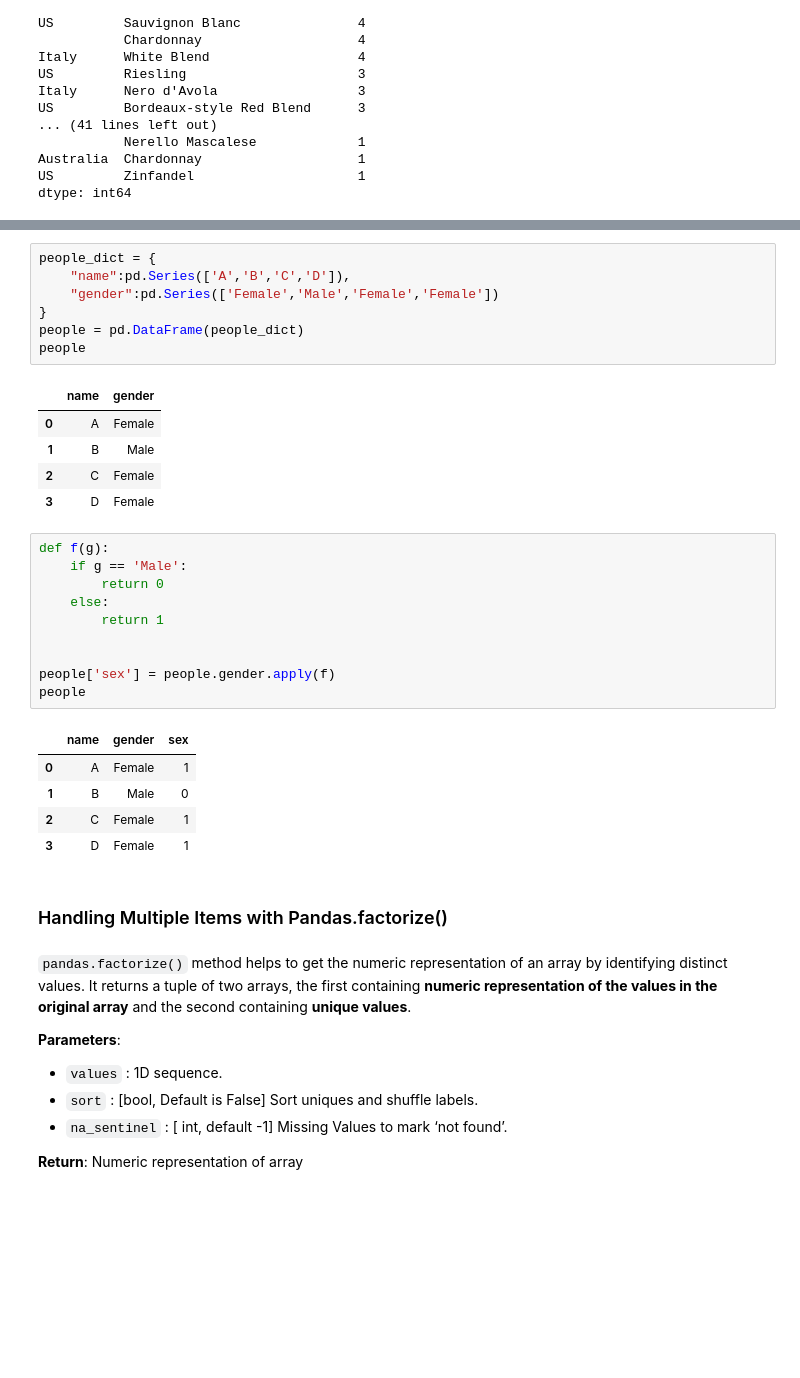
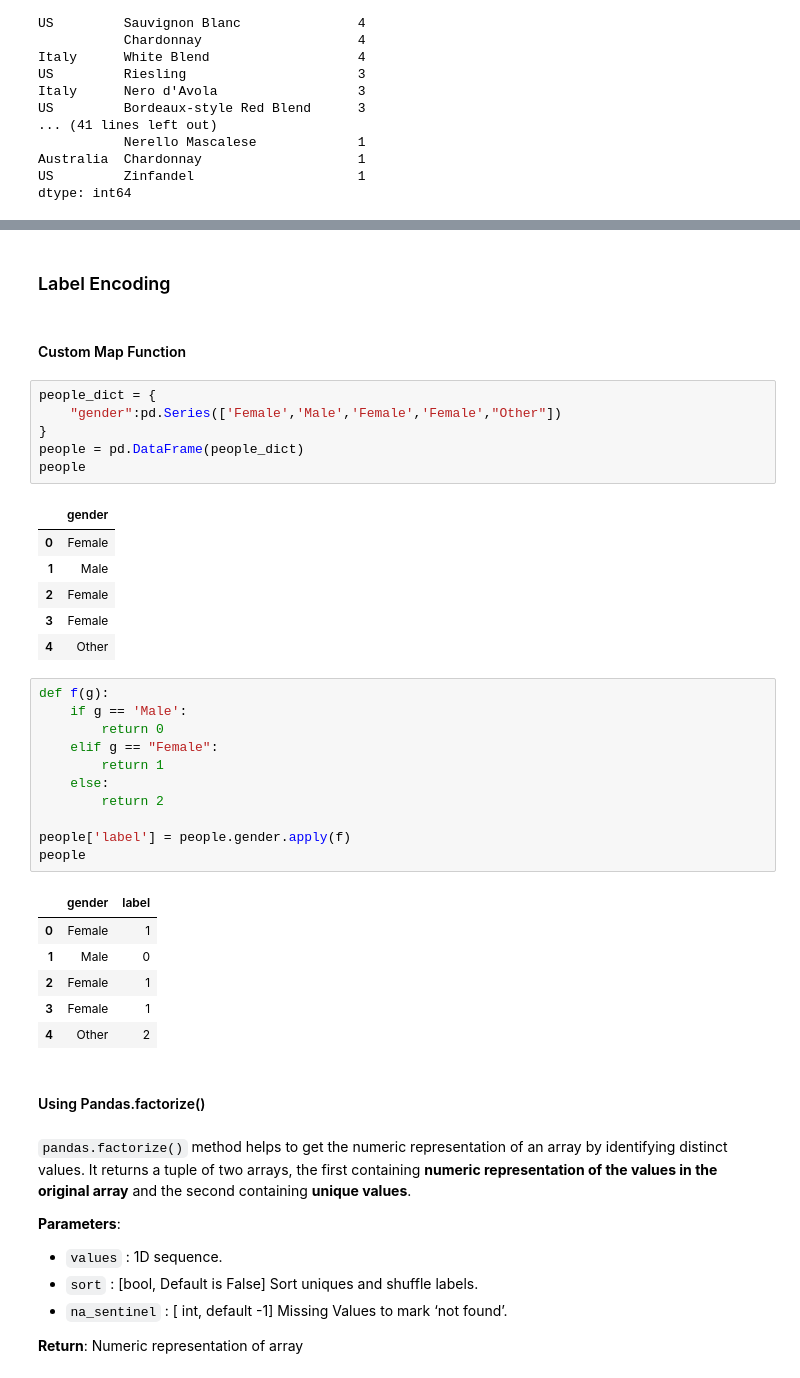
Before and after one commit to dev-SR/machine-learning, a Jupyter notebook: 01pandas/pandas.ipynb, the cells around one changed output, grey strips where cells are left out. Drawn from its saved outputs; the diff is of its cells as text; blank space fills up the shorter version.

Commit message:
pandas: catagorical encoding

```diff
--- a/01pandas/pandas.ipynb
+++ b/01pandas/pandas.ipynb
@@ -2435,34 +2508,40 @@ Sometimes we need to convert string values in a pandas dataframe to a unique int
+# %% [markdown]
+### Label Encoding
+# %% [markdown]
+#### Custom Map Function
 # %%
 people_dict = {
-	"name":pd.Series(['A','B','C','D']),
-	"gender":pd.Series(['Female','Male','Female','Female'])
+	"gender":pd.Series(['Female','Male','Female','Female',"Other"])
 }
 people = pd.DataFrame(people_dict)
 people
 # %% [output]
-|  | name | gender |
-| 0 | A | Female |
-| 1 | B | Male |
-| 2 | C | Female |
-| 3 | D | Female |
+|  | gender |
+| 0 | Female |
+| 1 | Male |
+| 2 | Female |
+| 3 | Female |
+| 4 | Other |
 # %%
 def f(g):
 	if g == 'Male':
 		return 0
+	elif g == "Female":
+		return 1
 	else:
-		return 1
+		return 2
 
-
-people['sex'] = people.gender.apply(f)
+people['label'] = people.gender.apply(f)
 people
 # %% [output]
-|  | name | gender | sex |
-| 0 | A | Female | 1 |
-| 1 | B | Male | 0 |
-| 2 | C | Female | 1 |
-| 3 | D | Female | 1 |
+|  | gender | label |
+| 0 | Female | 1 |
+| 1 | Male | 0 |
+| 2 | Female | 1 |
+| 3 | Female | 1 |
+| 4 | Other | 2 |
 # %% [markdown]
-### Handling Multiple Items with Pandas.factorize()
+#### Using Pandas.factorize()
 # %% [markdown]
 `pandas.factorize()` method helps to get the numeric representation of an array by identifying distinct values. It returns a tuple of two arrays, the first containing **numeric representation of the values in the original array** and the second containing **unique values**.
 
```
Also changed, not shown: parts of 40 cells of this notebook, 2 other files.
